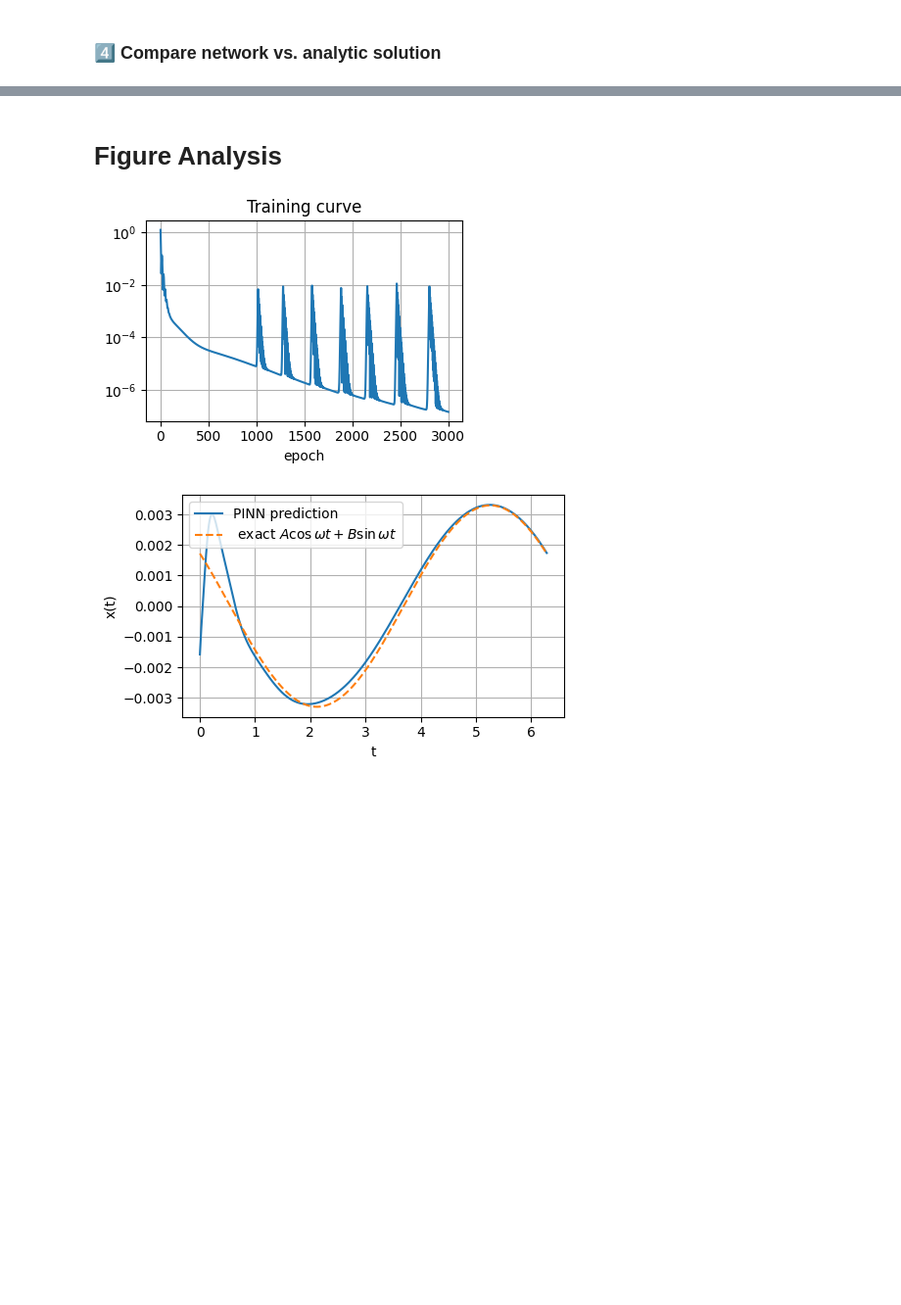
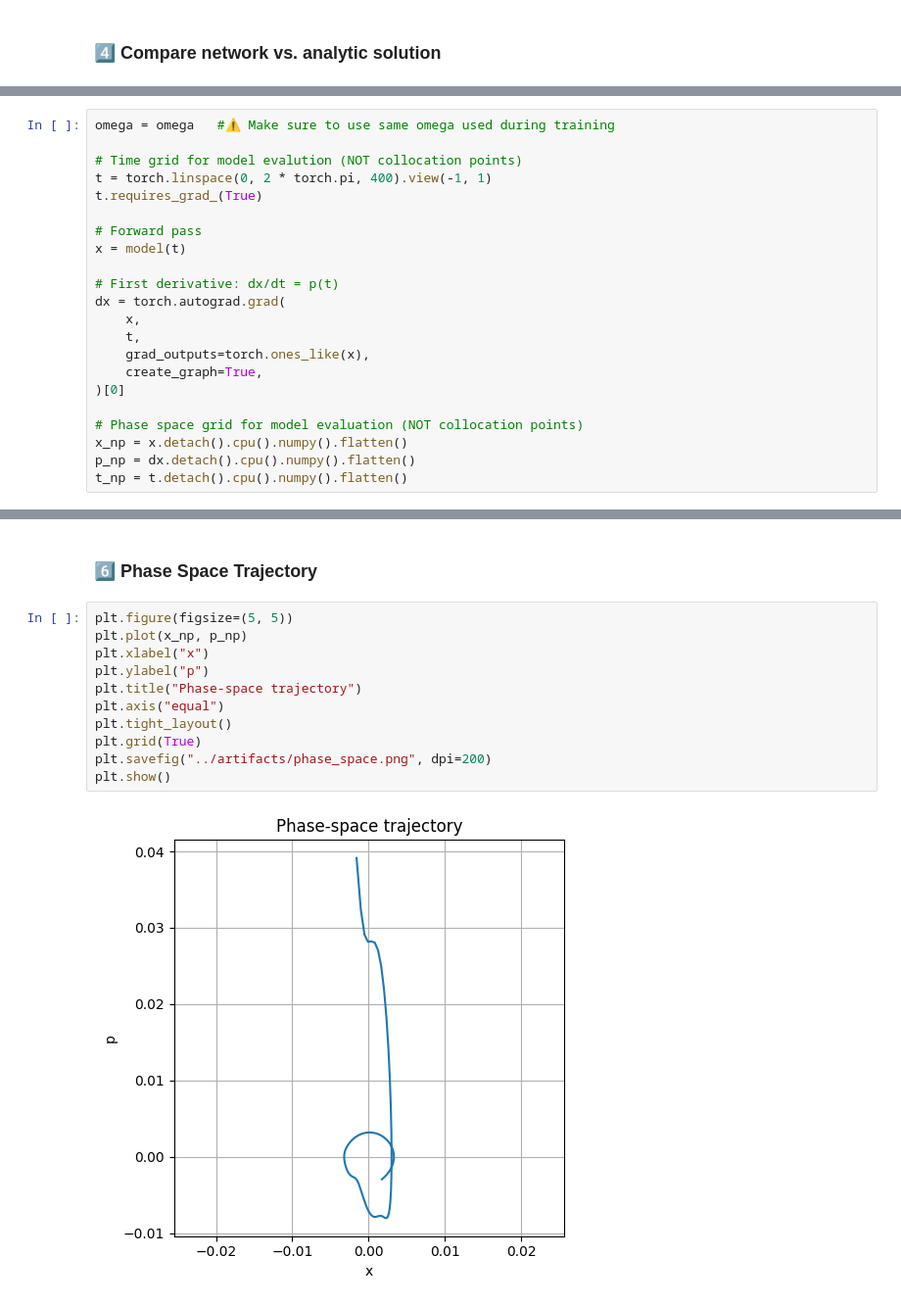
Before and after one commit to Scriber-Labs/lf-pinn-harmonic-oscillator, a Jupyter notebook: notebooks/demo.ipynb, the cells around one changed output, grey strips where cells are left out. Shown at 98% size. Saved outputs shown, nothing was run; the diff lists cells and outputs as text; blank space fills up the shorter version.

```diff
--- a/notebooks/demo.ipynb
+++ b/notebooks/demo.ipynb
@@ -113 +124,23 @@ plt.show()
+# %%
+omega = omega   #⚠️ Make sure to use same omega used during training
+
+# Time grid for model evalution (NOT collocation points)
+t = torch.linspace(0, 2 * torch.pi, 400).view(-1, 1)
+t.requires_grad_(True)
+
+# Forward pass
+x = model(t)
+
+# First derivative: dx/dt = p(t)
+dx = torch.autograd.grad(
+    x,
+    t,
+    grad_outputs=torch.ones_like(x),
+    create_graph=True,
+)[0]
+
+# Phase space grid for model evaluation (NOT collocation points)
+x_np = x.detach().cpu().numpy().flatten()
+p_np = dx.detach().cpu().numpy().flatten()
+t_np = t.detach().cpu().numpy().flatten()
 # %% [markdown]
@@ -146,5 +164,15 @@ plt.show()
-# %% [markdown]
-# Figure Analysis
-![image.png](attachment:image.png)
-
-![image-2.png](attachment:image-2.png)
+# %% [markdown]
+### 6️⃣ Phase Space Trajectory
+# %%
+plt.figure(figsize=(5, 5))
+plt.plot(x_np, p_np)
+plt.xlabel("x")
+plt.ylabel("p")
+plt.title("Phase-space trajectory")
+plt.axis("equal")
+plt.tight_layout()
+plt.grid(True)
+plt.savefig("../artifacts/phase_space.png", dpi=200)
+plt.show()
+# %% [output]
+[figure, added]
```
Also changed, not shown: parts of 8 cells of this notebook, 6 other files.
